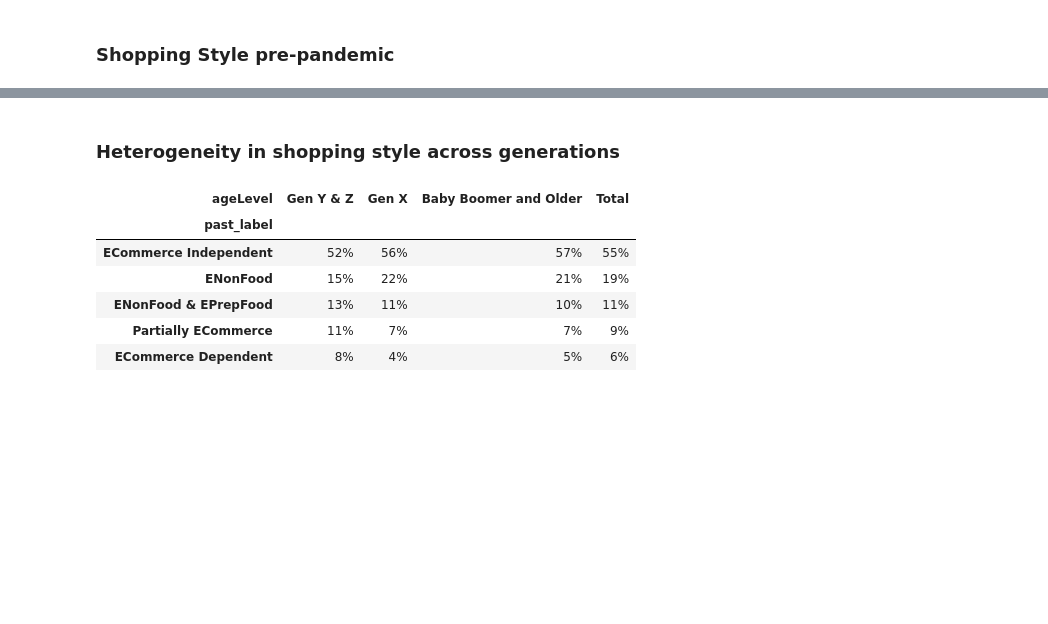
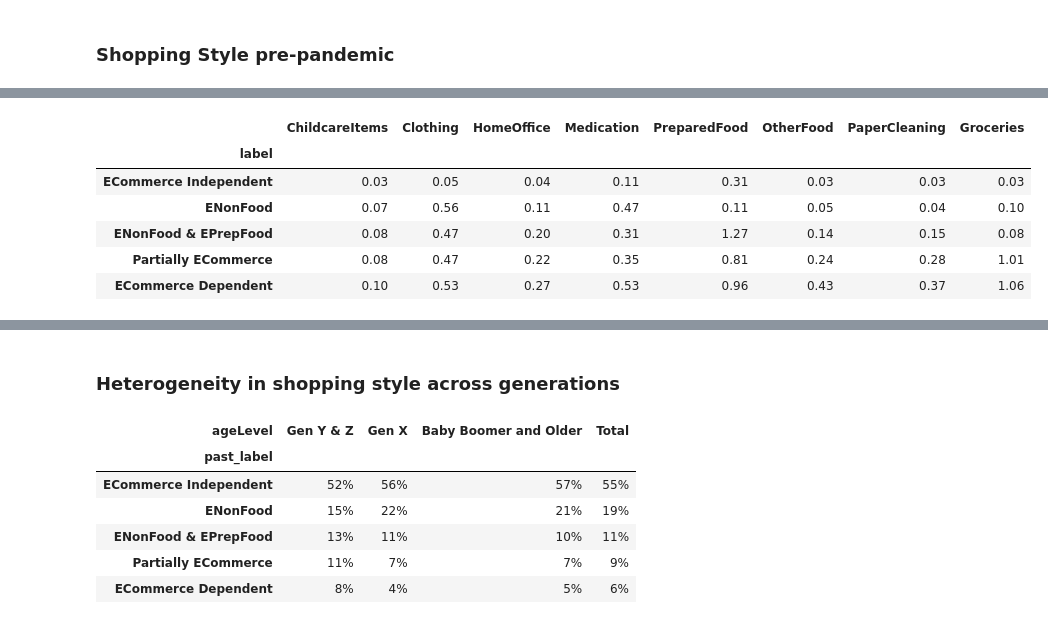
Before and after one commit to norahluo/COVID-impact-on-shopping, a Jupyter notebook: script/ECommerceShopping.ipynb, the cells around one changed output, grey strips where cells are left out. Cells and saved outputs as stored; diff of their text form; code cells hidden in the pictures; blank space fills up the shorter version.

```diff
--- a/script/ECommerceShopping.ipynb
+++ b/script/ECommerceShopping.ipynb
@@ -211,8 +211,8 @@ sacog_demo['label'] = sacog_demo['label'].map(label_dict)
 # %% [markdown]
 ### Shopping Style pre-pandemic
 # %%
-X_May = sacog_demo[['May-Orders-'+ cat_ for cat_ in cat]]/4
-X_Past = sacog_demo[['PastYear-Orders-'+ cat_ for cat_ in cat]]/4
+X_May = sacog_demo[['May-Orders-'+ cat_ for cat_ in cat]]
+X_Past = sacog_demo[['PastYear-Orders-'+ cat_ for cat_ in cat]]
 X_Past.columns = cat
 X_May.columns = cat
 
@@ -226,3 +236,13 @@ mean_ = mean_.reindex(['ECommerce Independent', 'ENonFood', 'ENonFood & EPrepFoo
+# %%
+mean_.round(2)
+# %% [output]
+|  | ChildcareItems | Clothing | HomeOffice | Medication | PreparedFood | OtherFood | PaperCleaning | Groceries |
+| label |  |  |  |  |  |  |  |  |
+| ECommerce Independent | 0.03 | 0.05 | 0.04 | 0.11 | 0.31 | 0.03 | 0.03 | 0.03 |
+| ENonFood | 0.07 | 0.56 | 0.11 | 0.47 | 0.11 | 0.05 | 0.04 | 0.10 |
+| ENonFood & EPrepFood | 0.08 | 0.47 | 0.20 | 0.31 | 1.27 | 0.14 | 0.15 | 0.08 |
+| Partially ECommerce | 0.08 | 0.47 | 0.22 | 0.35 | 0.81 | 0.24 | 0.28 | 1.01 |
+| ECommerce Dependent | 0.10 | 0.53 | 0.27 | 0.53 | 0.96 | 0.43 | 0.37 | 1.06 |
 # %%
 sacog_demo['past_label'] = X_Past.apply(lambda x: Past_Label(x, sacog_demo['numkids'], mean_), axis = 1)
 sacog_demo.to_csv('../data/sacog_demo_label.csv')
```
Also changed, not shown: parts of 1 cell of this notebook.
